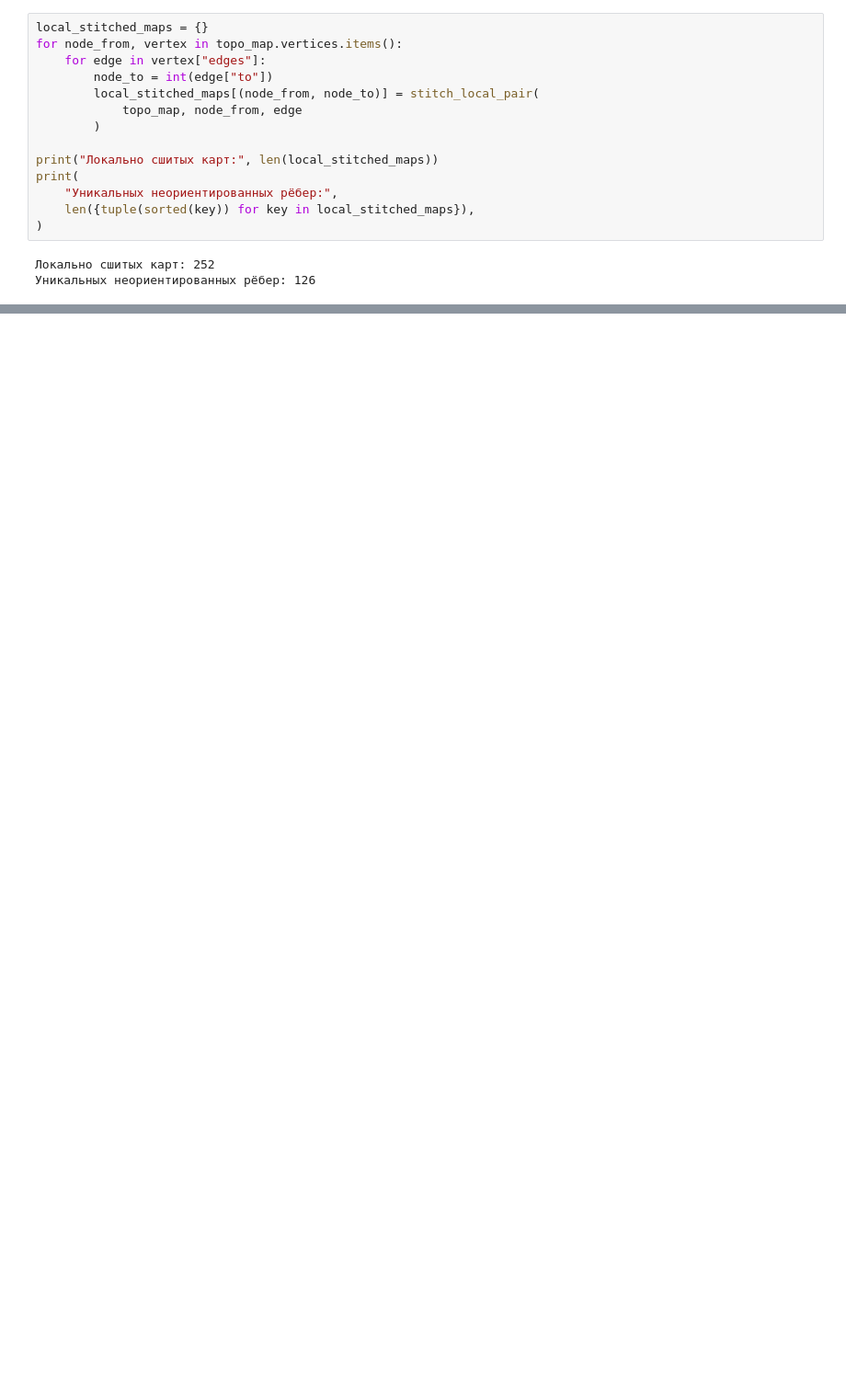
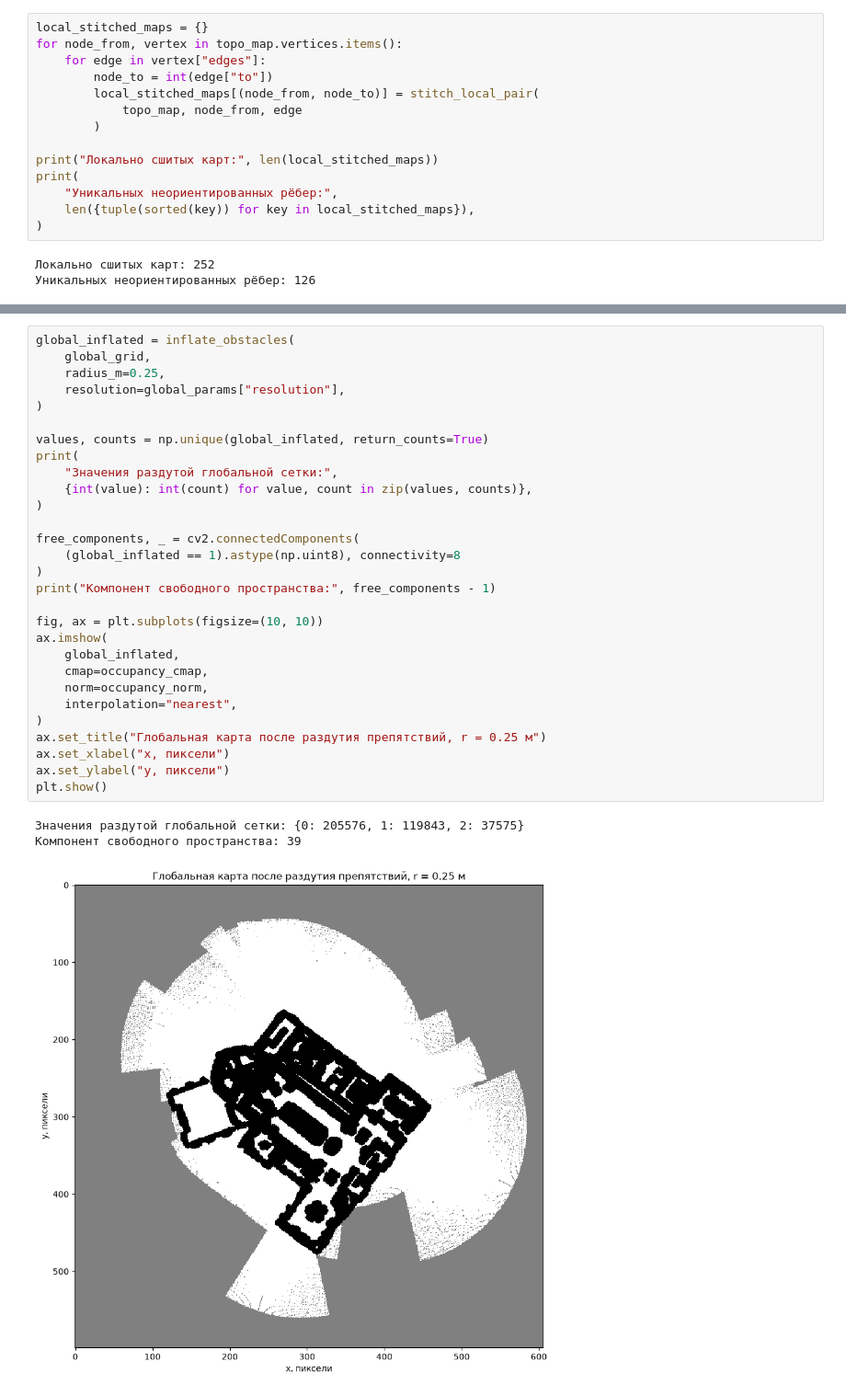
Before and after one commit to Inqko/topo_map_planer, a Jupyter notebook: topo_map_data.ipynb, the cells around one changed output, grey strips where cells are left out. Shown at 92% size. Drawn from its saved outputs; the diff is of its cells as text; blank space fills up the shorter version.

```diff
--- a/topo_map_data.ipynb
+++ b/topo_map_data.ipynb
@@ -572,0 +1180,33 @@ plt.show()
+# %%
+global_inflated = inflate_obstacles(
+    global_grid,
+    radius_m=0.25,
+    resolution=global_params["resolution"],
+)
+
+values, counts = np.unique(global_inflated, return_counts=True)
+print(
+    "Значения раздутой глобальной сетки:",
+    {int(value): int(count) for value, count in zip(values, counts)},
+)
+
+free_components, _ = cv2.connectedComponents(
+    (global_inflated == 1).astype(np.uint8), connectivity=8
+)
+print("Компонент свободного пространства:", free_components - 1)
+
+fig, ax = plt.subplots(figsize=(10, 10))
+ax.imshow(
+    global_inflated,
+    cmap=occupancy_cmap,
+    norm=occupancy_norm,
+    interpolation="nearest",
+)
+ax.set_title("Глобальная карта после раздутия препятствий, r = 0.25 м")
+ax.set_xlabel("x, пиксели")
+ax.set_ylabel("y, пиксели")
+plt.show()
+# %% [output]
+Значения раздутой глобальной сетки: {0: 205576, 1: 119843, 2: 37575}
+Компонент свободного пространства: 39
+[figure, added]
```
Also changed, not shown: parts of 21 cells of this notebook.
